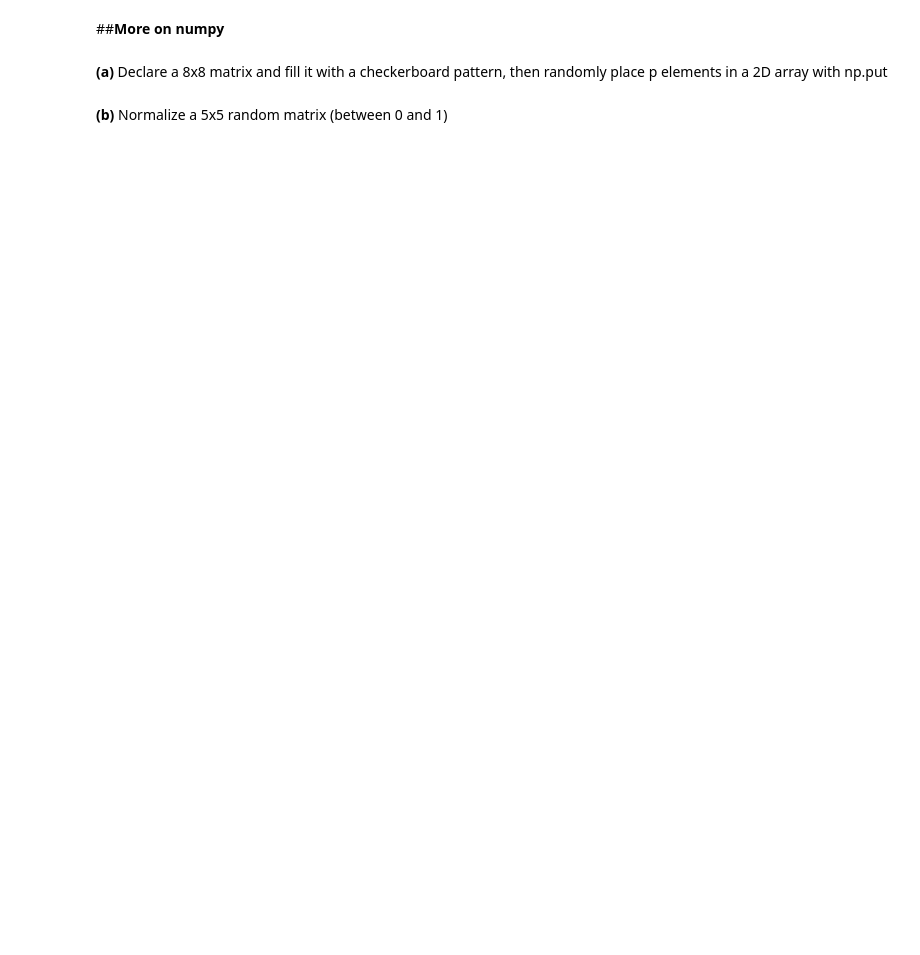
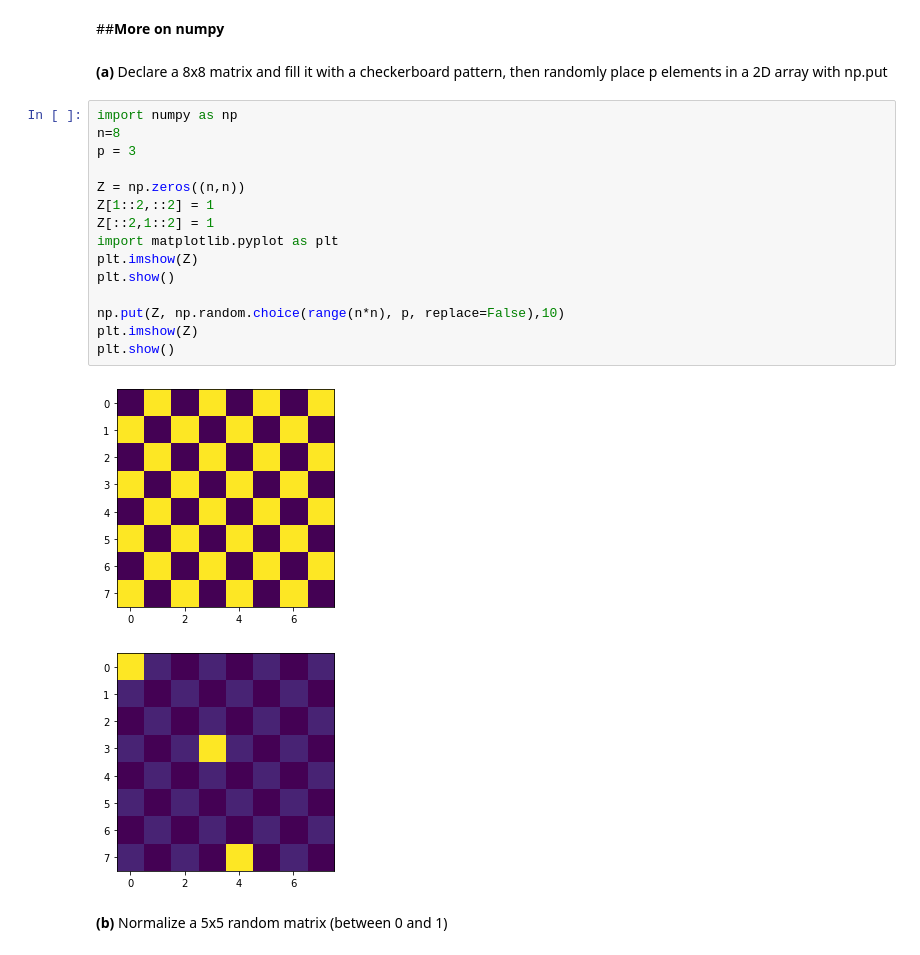
Before and after one commit to mikislin/summer20-Intro-python, a Jupyter notebook: 05_Numpy_Exercises.ipynb, the cells around one changed output. Cells and saved outputs as stored; diff of their text form; blank space fills up the shorter version.

```diff
--- a/05_Numpy_Exercises.ipynb
+++ b/05_Numpy_Exercises.ipynb
@@ -4,5 +4,23 @@
 ##**More on numpy**
 # %% [markdown]
 **(a)** Declare a 8x8 matrix and fill it with a checkerboard pattern, then randomly place p elements in a 2D array with np.put
+# %%
+import numpy as np
+n=8
+p = 3
+
+Z = np.zeros((n,n))
+Z[1::2,::2] = 1
+Z[::2,1::2] = 1
+import matplotlib.pyplot as plt
+plt.imshow(Z)
+plt.show()
+
+np.put(Z, np.random.choice(range(n*n), p, replace=False),10)
+plt.imshow(Z)
+plt.show()
+# %% [output]
+[figure, added]
+[figure, added]
 # %% [markdown]
 **(b)** Normalize a 5x5 random matrix (between 0 and 1)
```
Also changed, not shown: parts of 6 cells of this notebook.
